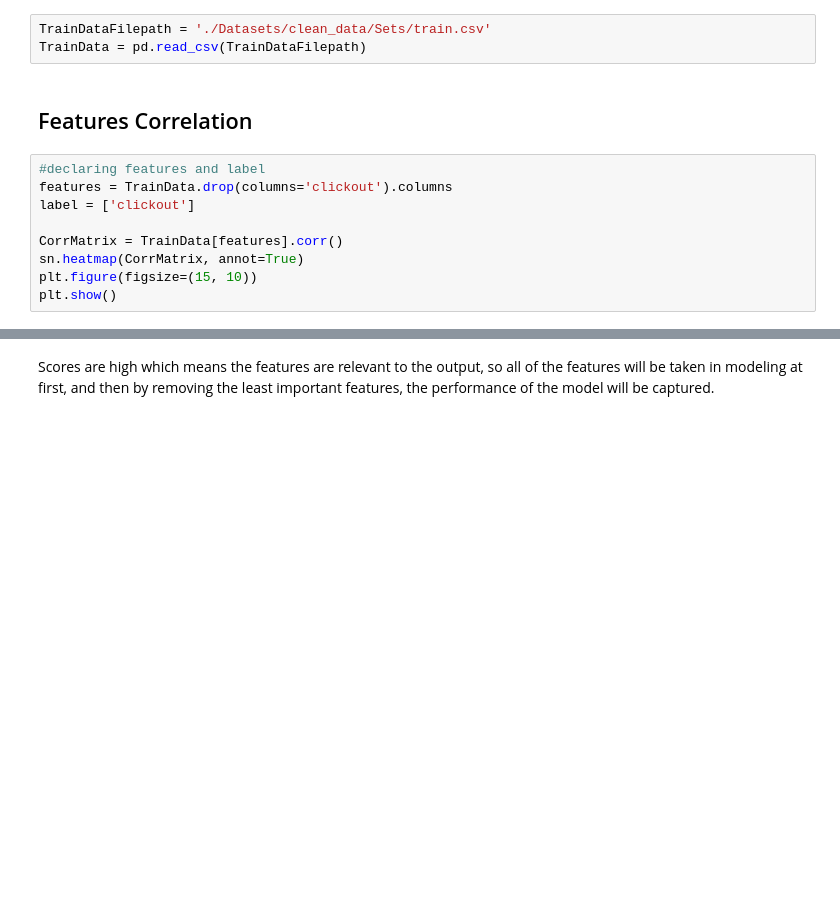
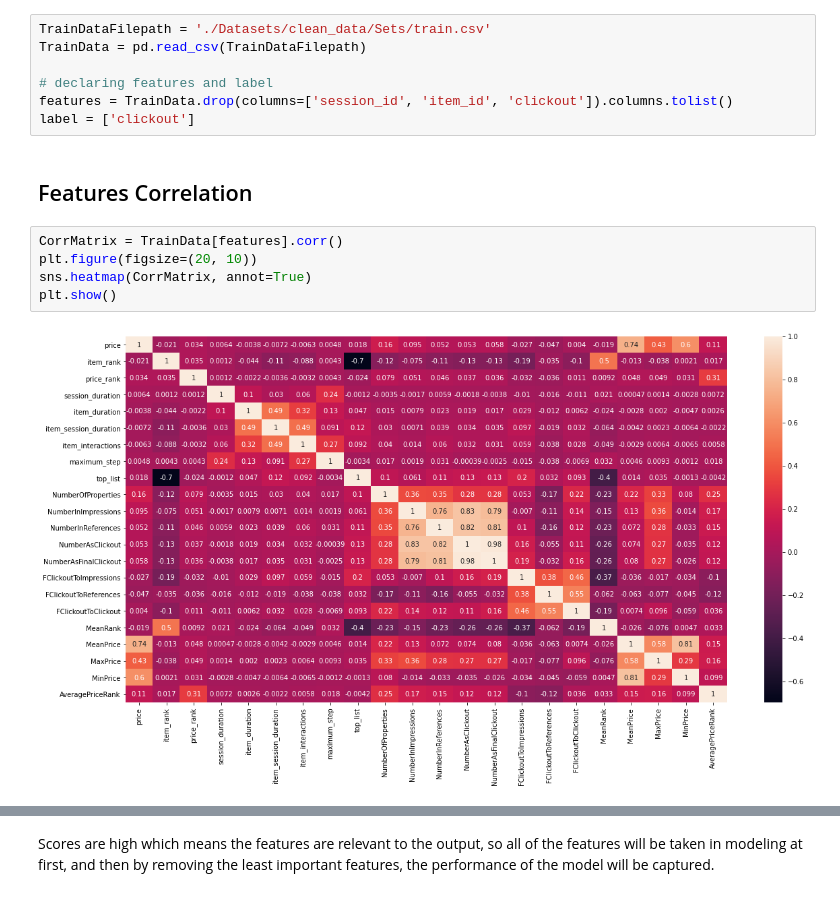
Before and after one commit to ZeyadSabbah/TrivagoRecommenderSystem, a Jupyter notebook: FeatureSelection&Modeling.ipynb, the cells around one changed output, grey strips where cells are left out. Drawn from its saved outputs; the diff is of its cells as text; blank space fills up the shorter version.

```diff
--- a/FeatureSelection&Modeling.ipynb
+++ b/FeatureSelection&Modeling.ipynb
@@ -47,14 +47,16 @@ warnings.filterwarnings('ignore', category=DeprecationWarning)
 # %%
 TrainDataFilepath = './Datasets/clean_data/Sets/train.csv'
 TrainData = pd.read_csv(TrainDataFilepath)
+
+# declaring features and label
+features = TrainData.drop(columns=['session_id', 'item_id', 'clickout']).columns.tolist()
+label = ['clickout']
 # %% [markdown]
 ## Features Correlation
-# %%
-#declaring features and label
-features = TrainData.drop(columns='clickout').columns
-label = ['clickout']
-
-CorrMatrix = TrainData[features].corr()
-sn.heatmap(CorrMatrix, annot=True)
-plt.figure(figsize=(15, 10))
-plt.show()
+# %%
+CorrMatrix = TrainData[features].corr()
+plt.figure(figsize=(20, 10))
+sns.heatmap(CorrMatrix, annot=True)
+plt.show()
+# %% [output]
+[figure, added]
```
Also changed, not shown: parts of 42 cells of this notebook.
